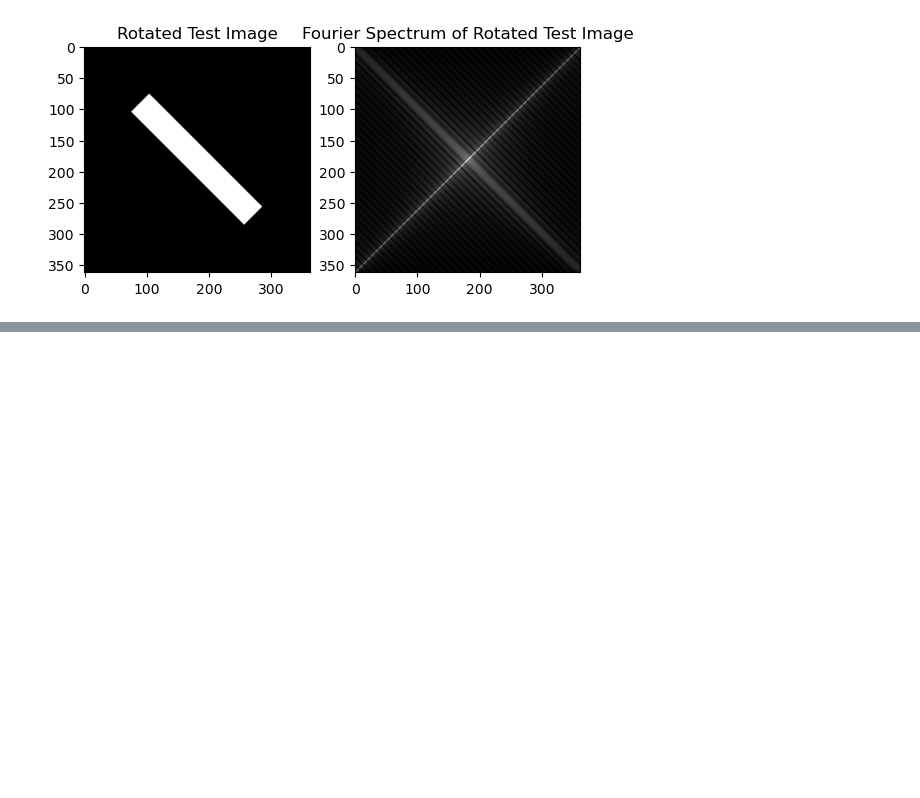
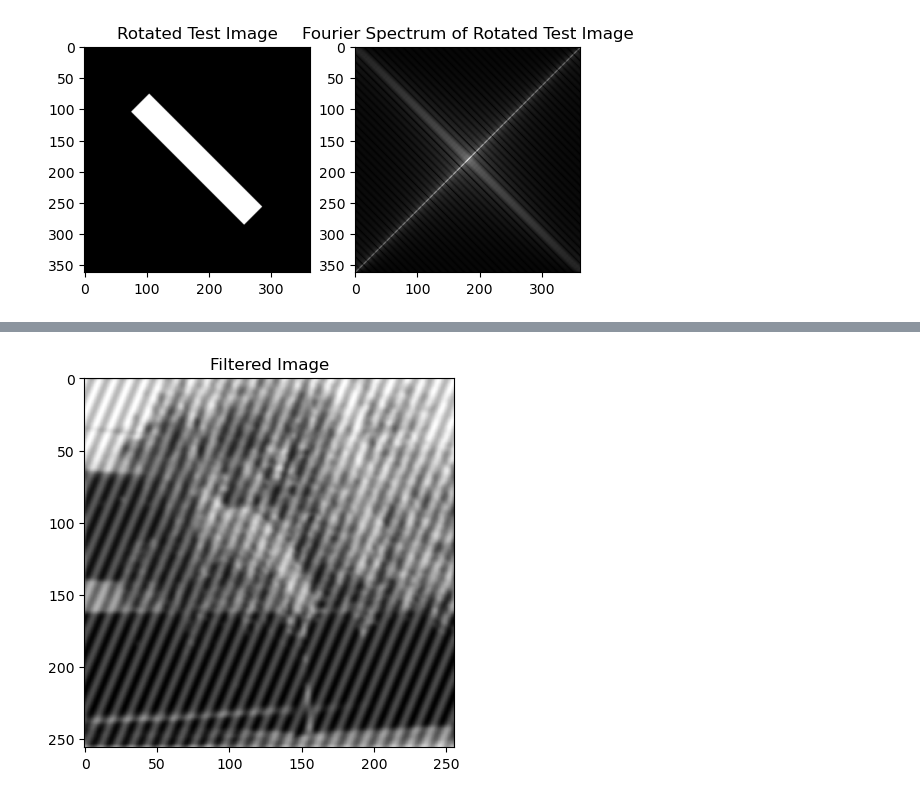
Before and after one commit to adeleyounis/SYDE575, a Jupyter notebook: Lab 3/lab3.ipynb, the cells around one changed output, grey strips where cells are left out. Saved outputs shown, nothing was run; the diff lists cells and outputs as text; code cells hidden in the pictures; blank space fills up the shorter version.

```diff
--- a/Lab 3/lab3.ipynb
+++ b/Lab 3/lab3.ipynb
@@ -118,0 +127,16 @@ The phase spectrum gives information on the edges in the lena image. The phase c
+# %%
+# the spectrum above shows one high energy peak at the center, that spans both horizontal and vertical directions.
+# a filter that blocks these frequencies would be ideal to remove the noise.
+
+# step 1: design a low-pass Gaussian filter
+n_rows, n_cols = frequnoisy.shape
+G_LP = gaussian_filter(n_rows, n_cols, stdv=30) # larger stdv for smoother image
+
+F_filtered = F_noisy * G_LP
+f_filtered = np.fft.ifft2(np.fft.ifftshift(F_filtered)).real
+
+plt.imshow(f_filtered, cmap='gray')
+plt.title('Filtered Image')
+plt.show()
+# %% [output]
+[figure, added]
```
Also changed, not shown: parts of 10 cells of this notebook.
